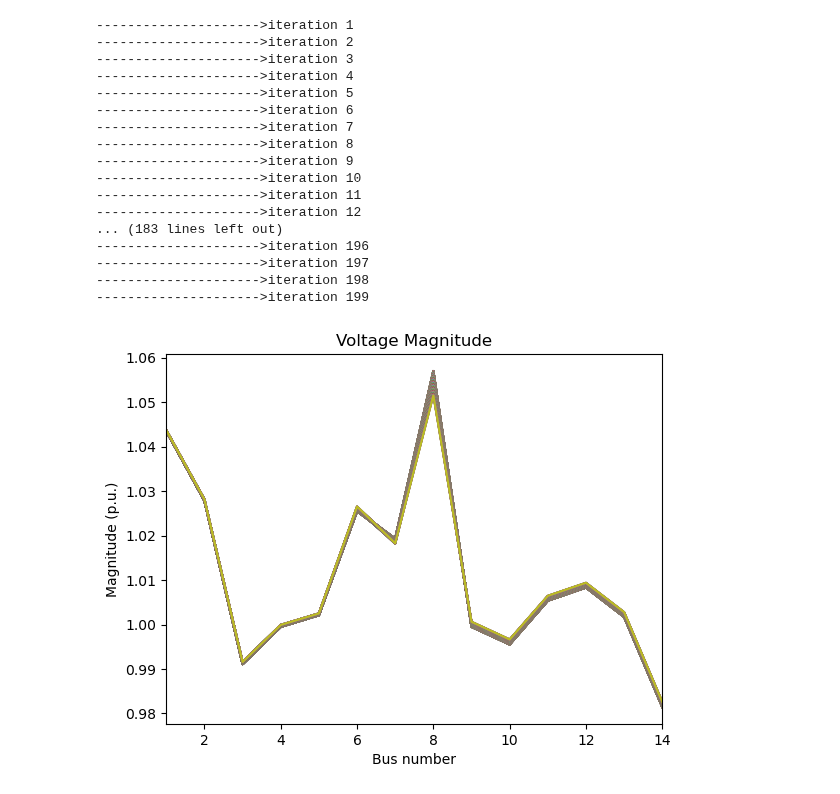
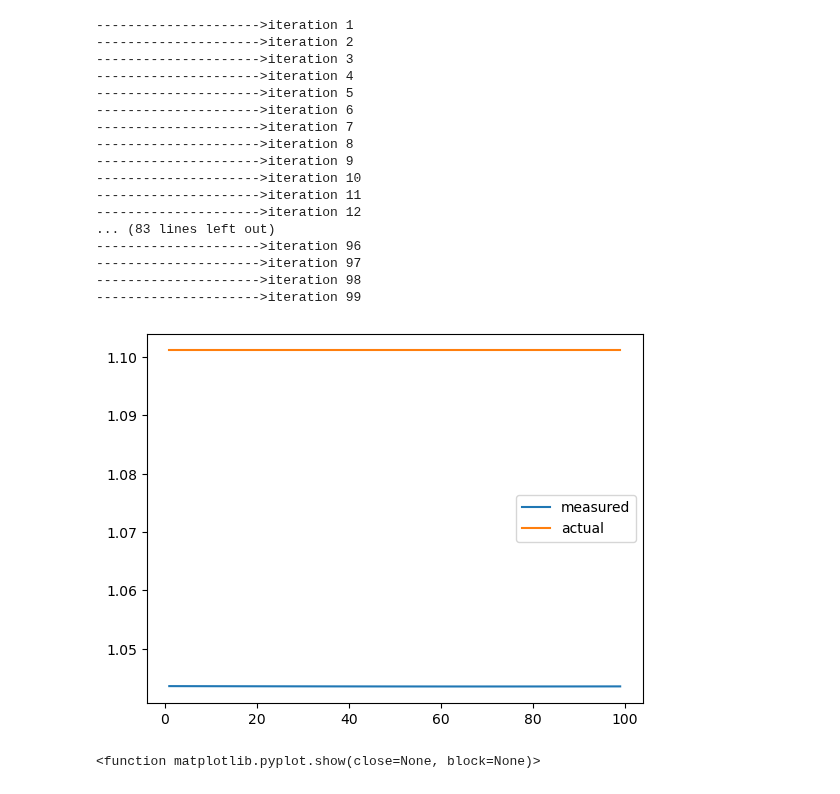
Before and after one commit to ayush-thakur/DSE_IEEE_14_bus, a Jupyter notebook: DSE_WLS_2.ipynb, the cells around one changed output. Cells and saved outputs as stored; diff of their text form; code cells hidden in the pictures.

```diff
--- a/DSE_WLS_2.ipynb
+++ b/DSE_WLS_2.ipynb
@@ -186,7 +186,16 @@ def ybusppg(num):
 
     return ybus
 # The main code for state estimation using WLS
-for x in range (1,200):
+
+x_g=[]
+y_g=[]
+y_error=[]
+y_actual=[]
+for i2 in range(14):
+    y_g.append([])
+df=pd.read_csv("data/validation_states1.csv")
+
+for x in range (1,100):
     num=14;
     ybus = ybusppg(num); # Get YBus..
     zdata = zdatas(x); # Get Measurement data..
@@ -217,6 +226,7 @@ for x in range (1,200):
 
     iter = 1;
     tol = 5;
+    #doing for bus wise results
 
     while tol>1e-4:
         #Measurement Function, h
@@ -377,44 +387,54 @@ for x in range (1,200):
 
 #         print(H.shape)
 
 
 
 
 
 #     ++++++++++++++++++++++
 #     Presenting the results
 #     =====================
     V_hat= np.asarray(E);
     V_hat=V_hat.T;
     Vest=np.vstack((Vest,V_hat))
     print('--------------------->iteration',x)
 
-    if(x>0):
-        plot.plot(range(1,nbus+1),V,label=f'{i}')
+    # if(x>0):
+    #     plot.plot(range(1,nbus+1),V,label=f'{i}')
 
+    for i1 in range(0,14):
+        y_g[i1].append(V[i1].item())
 
-
-    plot.title('Voltage Magnitude')
-    plot.xlabel('Bus number')
-    plot.ylabel('Magnitude (p.u.)')
-    plot.xlim(1,nbus)
-    plot.show
+    x_g.append(x)
+    y_error.append((df['Subsystem #1|CTLs|Vars|Vrms_1'][0]/10)-y_g[0][x-1])
+    y_actual.append(df['Subsystem #1|CTLs|Vars|Vrms_1'][0]/10)
+plot.plot(x_g,y_g[0],label="measured")
+plot.plot(x_g,y_actual,label="actual")
+plot.legend()
+plot.show()
+plot.plot(x_g,y_error,label="error")
+plot.title('Voltage Magnitude')
+plot.xlabel('time stamp')
+plot.ylabel('Magnitude (p.u.)')
+plot.xlim(1,nbus)
+plot.show
 # %% [output]
 --------------------->iteration 1
 --------------------->iteration 2
 --------------------->iteration 3
 --------------------->iteration 4
 --------------------->iteration 5
 --------------------->iteration 6
 --------------------->iteration 7
 --------------------->iteration 8
 --------------------->iteration 9
 --------------------->iteration 10
 --------------------->iteration 11
 --------------------->iteration 12
-... (183 lines left out)
---------------------->iteration 196
---------------------->iteration 197
---------------------->iteration 198
---------------------->iteration 199
+... (83 lines left out)
+--------------------->iteration 96
+--------------------->iteration 97
+--------------------->iteration 98
+--------------------->iteration 99
-[figure, old version]
+[figure, new version]
+<function matplotlib.pyplot.show(close=None, block=None)>
```
Also changed, not shown: parts of 1 cell of this notebook, 1 other file.
